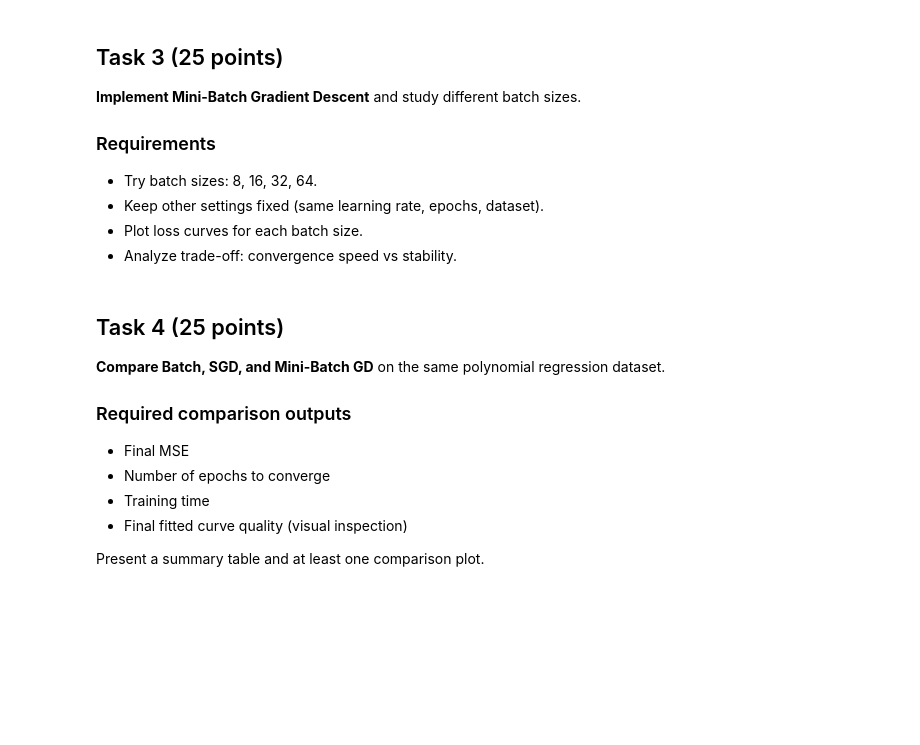
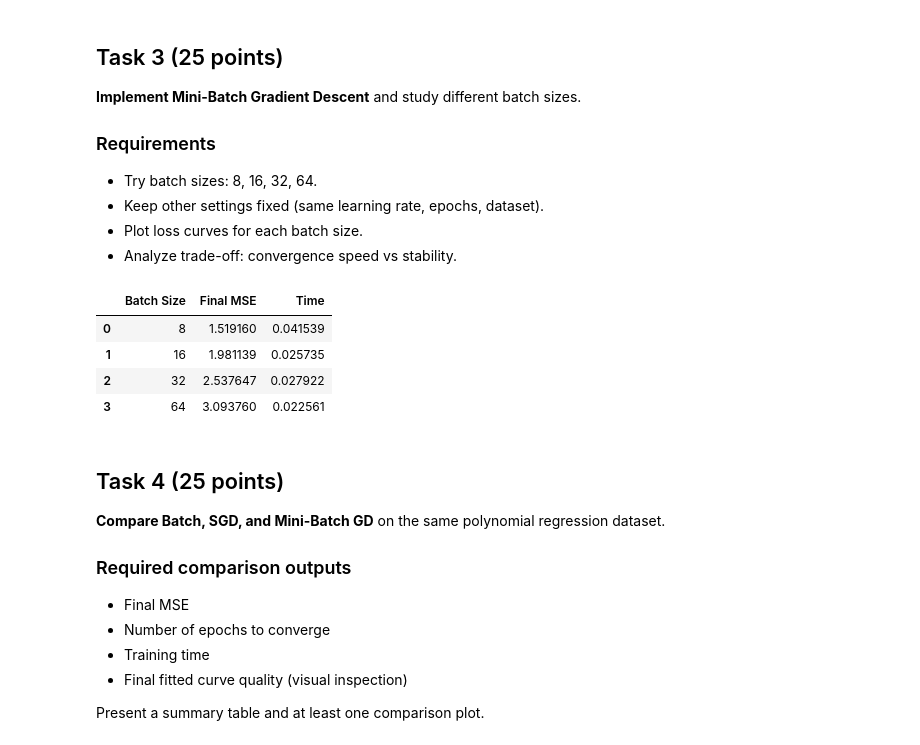
Before and after one commit to Sultonmahmudov/week1-lab201, a Jupyter notebook: Gradient_Descent_and_Polynomial_Regression_Lab.ipynb, the cells around one changed output. Cells and saved outputs as stored; diff of their text form; code cells hidden in the pictures; blank space fills up the shorter version.

```diff
--- a/Gradient_Descent_and_Polynomial_Regression_Lab.ipynb
+++ b/Gradient_Descent_and_Polynomial_Regression_Lab.ipynb
@@ -469,25 +555,48 @@ for lr in learning_rates:
 # %%
 # -----------------------------
 # Task 3 starter template
 # -----------------------------
 batch_sizes = [8, 16, 32, 64]
 mbgd_histories = {}
 mbgd_metrics = []
 
+
 # TODO: Reuse a consistent polynomial dataset from Task 2 or create one.
 # X_t3, y_t3 = ...
+X_t3 = X_t1_design.copy() # Use the polynomial design matrix from Task 2
+y_t3 = y_t1.copy()
+
 
 for bs in batch_sizes:
     # TODO: Train Mini-Batch GD for each batch size.
+    model = GradientDescentRegressor(method="mini-batch", lr=0.01, epochs=50, batch_size=bs)
+    model.fit(X_t3, y_t3)
+    y_pred = model.predict(X_t3)
 
-    # mbgd_histories[bs] = model.loss_history
-    # mbgd_metrics.append({"Batch Size": bs, "Final MSE": mean_squared_error(y_t3, model.predict(X_t3)), "Time": model.training_time})
+
+    mbgd_histories[bs] = model.loss_history # Uncommented to store loss history
+
+    final_loss = model.loss_history[-1]
+    threshold = 1.05 * final_loss
+    epochs_to_converge = next((i + 1 for i, l in enumerate(model.loss_history) if l <= threshold), model.epochs)
+    mbgd_metrics.append({"Batch Size": bs, "Final MSE": mean_squared_error(y_t3, model.predict(X_t3)), "Time": model.training_time})
+
     pass
 
 # TODO: Plot loss curves and display metric table.
-# pd.DataFrame(mbgd_metrics)
+# The poly_results_df was from the tutorial, removing it
+# poly_results_df = pd.DataFrame(poly_results)
+# poly_results_df
+
+pd.DataFrame(mbgd_metrics) # Uncommented to display metrics
 
 # TODO: Add markdown analysis about stability and speed.
+# %% [output]
+|  | Batch Size | Final MSE | Time |
+| 0 | 8 | 1.519160 | 0.041539 |
+| 1 | 16 | 1.981139 | 0.025735 |
+| 2 | 32 | 2.537647 | 0.027922 |
+| 3 | 64 | 3.093760 | 0.022561 |
 # %% [markdown]
 ## Task 4 (25 points)
 **Compare Batch, SGD, and Mini-Batch GD** on the same polynomial regression dataset.
```
Also changed, not shown: parts of 7 cells of this notebook.
